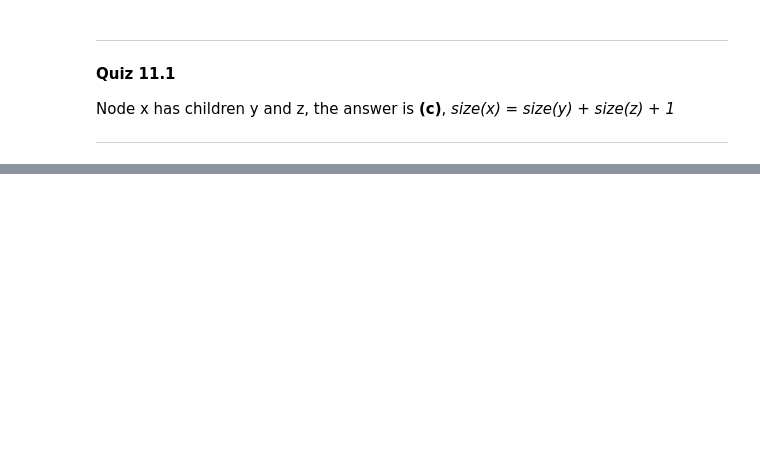
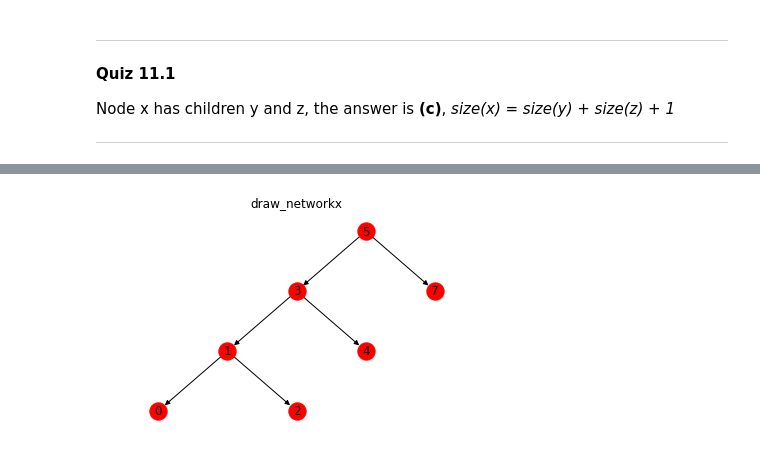
Before and after one commit to amolnayak311/algorithms-illuminated, a Jupyter notebook: Part 2, Graph Algorithms and Data Structures/11. Search Trees.ipynb, the cells around one changed output, grey strips where cells are left out. Drawn from its saved outputs; the diff is of its cells as text; code cells hidden in the pictures; blank space fills up the shorter version.

```diff
--- a/Part 2, Graph Algorithms and Data Structures/11. Search Trees.ipynb
+++ b/Part 2, Graph Algorithms and Data Structures/11. Search Trees.ipynb
@@ -487,0 +592,8 @@ Node x has children y and z, the answer is **(c)**, *size(x) = size(y) + size(z)
+# %%
+sorted_element = [5, 3, 4, 1, 0, 2, 7]
+tree = BinarySearchTree()
+for v in sorted_element:
+    tree.insert(v)
+draw_tree(tree.root)
+# %% [output]
+[figure, added]
```
Also changed, not shown: parts of 12 cells of this notebook, 1 other file.
